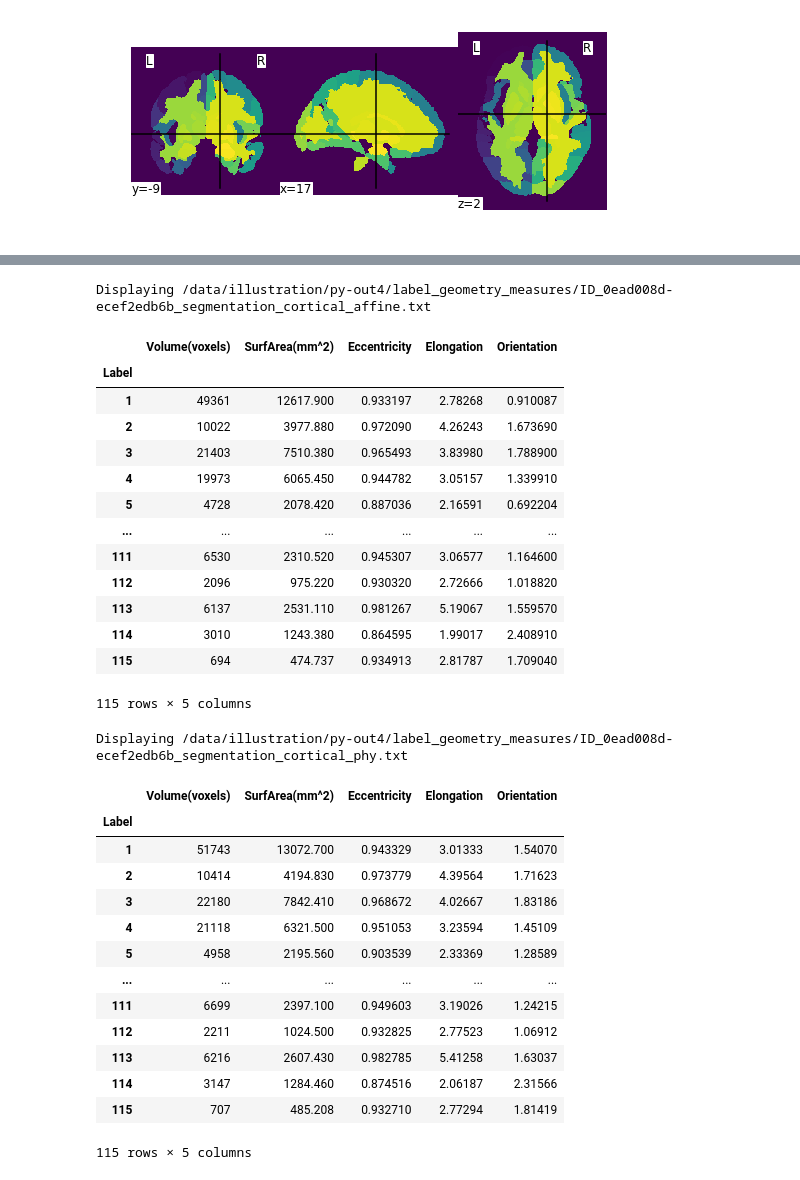
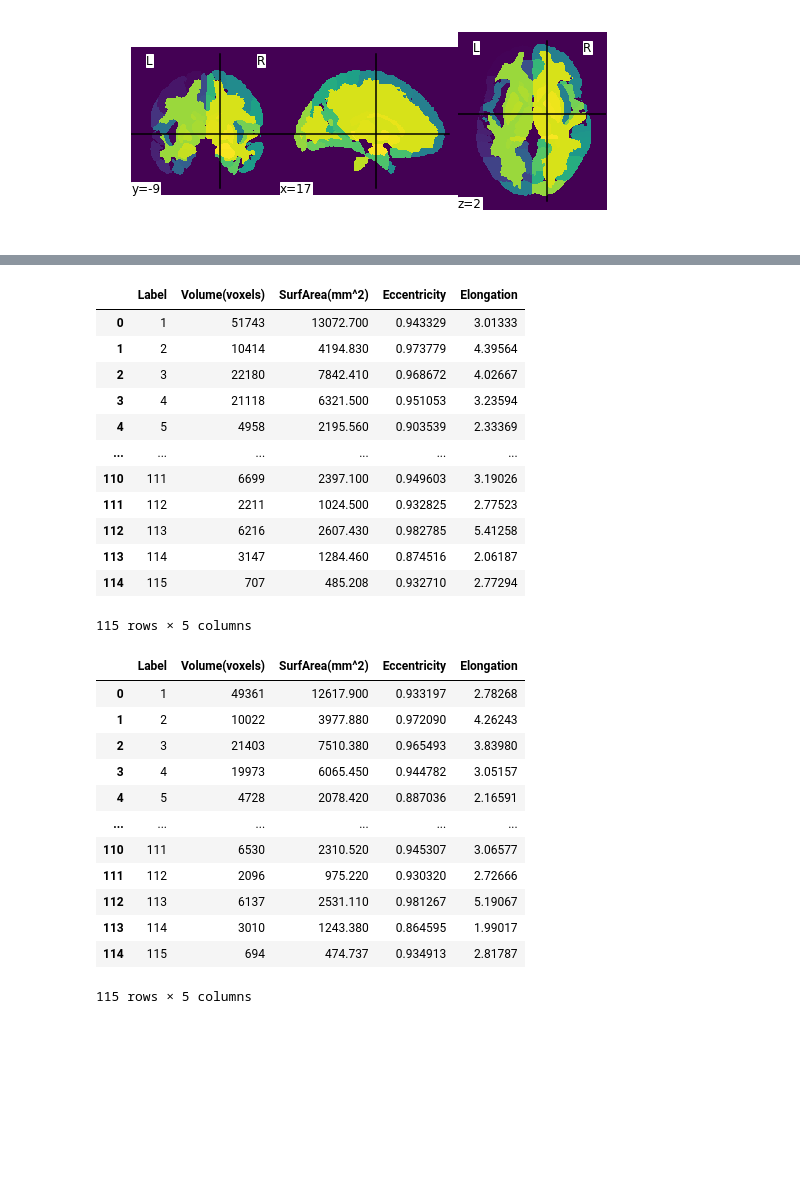
Before and after one commit to zhbai/AutoCT, a Jupyter notebook: notebooks/illustration.ipynb, the cells around one changed output, grey strips where cells are left out. Drawn from its saved outputs; the diff is of its cells as text; code cells hidden in the pictures; blank space fills up the shorter version.

```diff
--- a/notebooks/illustration.ipynb
+++ b/notebooks/illustration.ipynb
@@ -129,43 +131,34 @@ tbi.label_geometry_measures(label_geometry_measures_args)
-# %%
-txt_files = glob(join(label_geometry_measures_dir, "*.txt"))
-names='Label,Volume(voxels),SurfArea(mm^2), Eccentricity, Elongation, Orientation,Centroid, Axes Length, Bounding Box'
-
-for txt_file in txt_files:
-    print('Displaying {0}'.format(txt_file))
-    df = pd.read_csv(txt_file,
-        sep=r' {2,}',
-        engine='python',
-        index_col=0, skiprows=[0], header=None, names=names.split(','))
-    display(df.iloc[0:115,0:5])
-# %% [output]
-Displaying /data/illustration/py-out4/label_geometry_measures/ID_0ead008d-ecef2edb6b_segmentation_cortical_affine.txt
-|  | Volume(voxels) | SurfArea(mm^2) | Eccentricity | Elongation | Orientation |
-| Label |  |  |  |  |  |
-| 1 | 49361 | 12617.900 | 0.933197 | 2.78268 | 0.910087 |
-| 2 | 10022 | 3977.880 | 0.972090 | 4.26243 | 1.673690 |
-| 3 | 21403 | 7510.380 | 0.965493 | 3.83980 | 1.788900 |
-| 4 | 19973 | 6065.450 | 0.944782 | 3.05157 | 1.339910 |
-| 5 | 4728 | 2078.420 | 0.887036 | 2.16591 | 0.692204 |
-| ... | ... | ... | ... | ... | ... |
-| 111 | 6530 | 2310.520 | 0.945307 | 3.06577 | 1.164600 |
-| 112 | 2096 | 975.220 | 0.930320 | 2.72666 | 1.018820 |
-| 113 | 6137 | 2531.110 | 0.981267 | 5.19067 | 1.559570 |
-| 114 | 3010 | 1243.380 | 0.864595 | 1.99017 | 2.408910 |
-| 115 | 694 | 474.737 | 0.934913 | 2.81787 | 1.709040 |
-115 rows × 5 columns
-Displaying /data/illustration/py-out4/label_geometry_measures/ID_0ead008d-ecef2edb6b_segmentation_cortical_phy.txt
-|  | Volume(voxels) | SurfArea(mm^2) | Eccentricity | Elongation | Orientation |
-| Label |  |  |  |  |  |
-| 1 | 51743 | 13072.700 | 0.943329 | 3.01333 | 1.54070 |
-| 2 | 10414 | 4194.830 | 0.973779 | 4.39564 | 1.71623 |
-| 3 | 22180 | 7842.410 | 0.968672 | 4.02667 | 1.83186 |
-| 4 | 21118 | 6321.500 | 0.951053 | 3.23594 | 1.45109 |
-| 5 | 4958 | 2195.560 | 0.903539 | 2.33369 | 1.28589 |
-| ... | ... | ... | ... | ... | ... |
-| 111 | 6699 | 2397.100 | 0.949603 | 3.19026 | 1.24215 |
-| 112 | 2211 | 1024.500 | 0.932825 | 2.77523 | 1.06912 |
-| 113 | 6216 | 2607.430 | 0.982785 | 5.41258 | 1.63037 |
-| 114 | 3147 | 1284.460 | 0.874516 | 2.06187 | 2.31566 |
-| 115 | 707 | 485.208 | 0.932710 | 2.77294 | 1.81419 |
-115 rows × 5 columns
+# %%
+csv_files = glob(join(label_geometry_measures_dir, "*.csv"))
+
+for csv_file in csv_files:
+    df = pd.read_csv(csv_file)
+    display(df.iloc[0:115,0:5])
+# %% [output]
+|  | Label | Volume(voxels) | SurfArea(mm^2) | Eccentricity | Elongation |
+| 0 | 1 | 51743 | 13072.700 | 0.943329 | 3.01333 |
+| 1 | 2 | 10414 | 4194.830 | 0.973779 | 4.39564 |
+| 2 | 3 | 22180 | 7842.410 | 0.968672 | 4.02667 |
+| 3 | 4 | 21118 | 6321.500 | 0.951053 | 3.23594 |
+| 4 | 5 | 4958 | 2195.560 | 0.903539 | 2.33369 |
+| ... | ... | ... | ... | ... | ... |
+| 110 | 111 | 6699 | 2397.100 | 0.949603 | 3.19026 |
+| 111 | 112 | 2211 | 1024.500 | 0.932825 | 2.77523 |
+| 112 | 113 | 6216 | 2607.430 | 0.982785 | 5.41258 |
+| 113 | 114 | 3147 | 1284.460 | 0.874516 | 2.06187 |
+| 114 | 115 | 707 | 485.208 | 0.932710 | 2.77294 |
+115 rows × 5 columns
+|  | Label | Volume(voxels) | SurfArea(mm^2) | Eccentricity | Elongation |
+| 0 | 1 | 49361 | 12617.900 | 0.933197 | 2.78268 |
+| 1 | 2 | 10022 | 3977.880 | 0.972090 | 4.26243 |
+| 2 | 3 | 21403 | 7510.380 | 0.965493 | 3.83980 |
+| 3 | 4 | 19973 | 6065.450 | 0.944782 | 3.05157 |
+| 4 | 5 | 4728 | 2078.420 | 0.887036 | 2.16591 |
+| ... | ... | ... | ... | ... | ... |
+| 110 | 111 | 6530 | 2310.520 | 0.945307 | 3.06577 |
+| 111 | 112 | 2096 | 975.220 | 0.930320 | 2.72666 |
+| 112 | 113 | 6137 | 2531.110 | 0.981267 | 5.19067 |
+| 113 | 114 | 3010 | 1243.380 | 0.864595 | 1.99017 |
+| 114 | 115 | 694 | 474.737 | 0.934913 | 2.81787 |
+115 rows × 5 columns
 # %%
```
Also changed, not shown: parts of 5 cells of this notebook, 12 other files.
